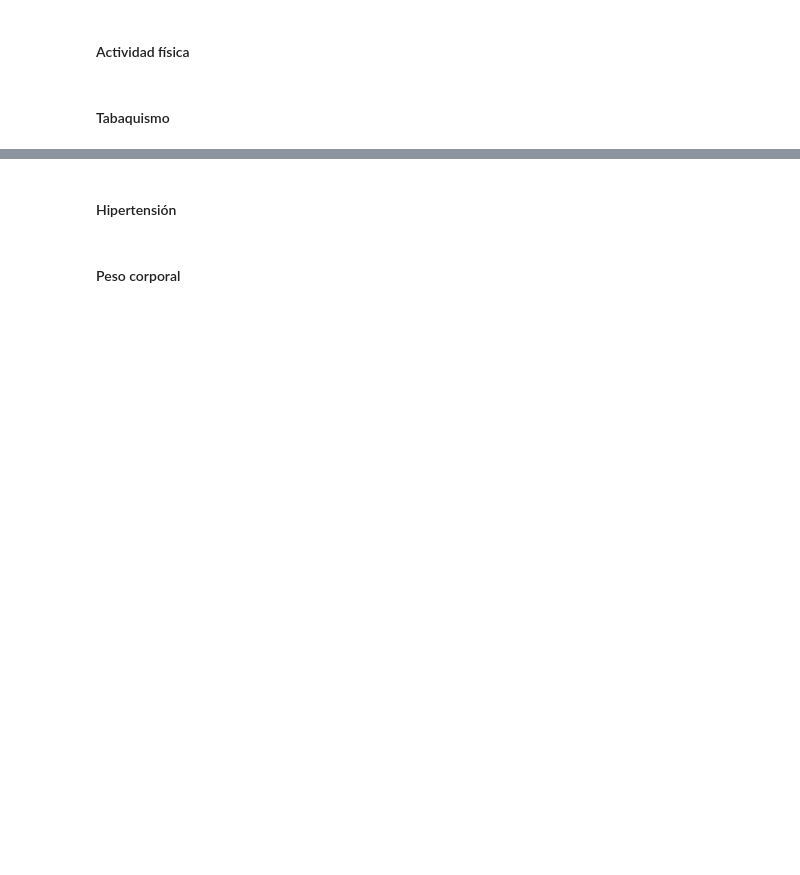
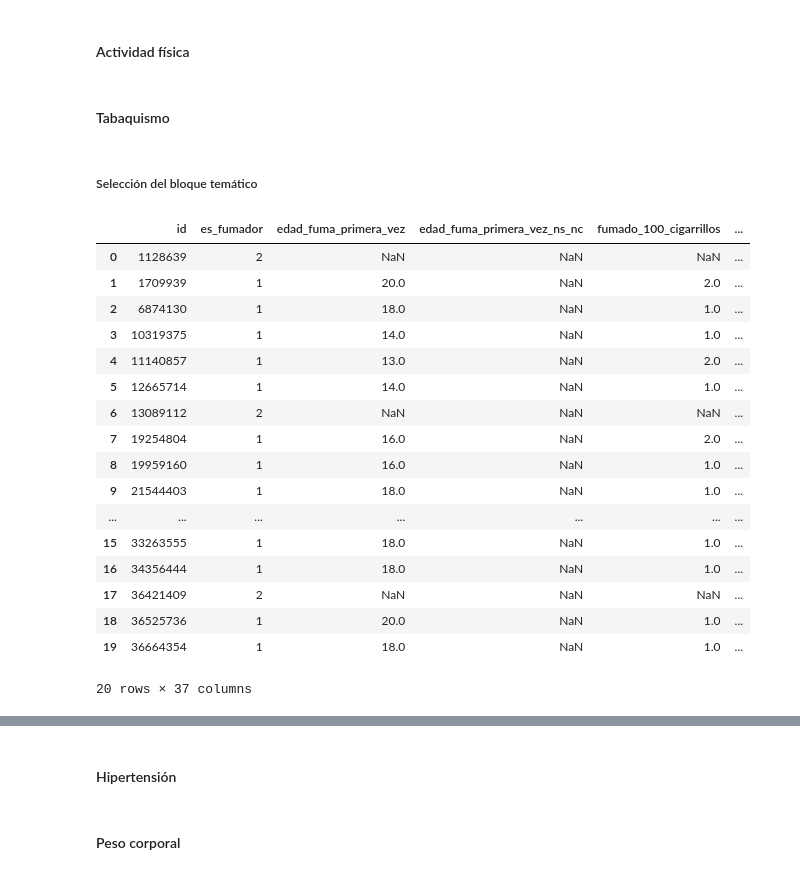
Before and after one commit to Data-Science-YPF/factores_riesgo, a Jupyter notebook: analisisBD.ipynb, the cells around one changed output, grey strips where cells are left out. Cells and saved outputs as stored; diff of their text form; code cells hidden in the pictures; blank space fills up the shorter version.

```diff
--- a/analisisBD.ipynb
+++ b/analisisBD.ipynb
@@ -256,3 +257,34 @@ Del analisis de caracteristicas del encuestado podemos decir:
 #### Actividad física
 # %% [markdown]
 #### Tabaquismo
+# %% [markdown]
+##### Selección del bloque temático
+# %%
+# Detección de columnas correspondientes a Tabaquismo en el dataframe
+indice_inicial = friesgo_2018_raw.columns.get_loc('es_fumador')
+indice_final = friesgo_2018_raw.columns.get_loc('cant_tipos_tabaco')
+
+# Selección de la columna 0 - correspondiente a la columna id - y el rango de preguntas para Tabaquismo
+tabaquismo_raw = friesgo_2018_raw.iloc[:, [0] + list(range(indice_inicial, indice_final + 1))].copy()
+# %%
+# Visualización de las primeras 20 filas
+tabaquismo_raw.head(20)
+# %% [output]
+|  | id | es_fumador | edad_fuma_primera_vez | edad_fuma_primera_vez_ns_nc | fumado_100_cigarrillos | ... |
+| 0 | 1128639 | 2 | NaN | NaN | NaN | ... |
+| 1 | 1709939 | 1 | 20.0 | NaN | 2.0 | ... |
+| 2 | 6874130 | 1 | 18.0 | NaN | 1.0 | ... |
+| 3 | 10319375 | 1 | 14.0 | NaN | 1.0 | ... |
+| 4 | 11140857 | 1 | 13.0 | NaN | 2.0 | ... |
+| 5 | 12665714 | 1 | 14.0 | NaN | 1.0 | ... |
+| 6 | 13089112 | 2 | NaN | NaN | NaN | ... |
+| 7 | 19254804 | 1 | 16.0 | NaN | 2.0 | ... |
+| 8 | 19959160 | 1 | 16.0 | NaN | 1.0 | ... |
+| 9 | 21544403 | 1 | 18.0 | NaN | 1.0 | ... |
+| ... | ... | ... | ... | ... | ... | ... |
+| 15 | 33263555 | 1 | 18.0 | NaN | 1.0 | ... |
+| 16 | 34356444 | 1 | 18.0 | NaN | 1.0 | ... |
+| 17 | 36421409 | 2 | NaN | NaN | NaN | ... |
+| 18 | 36525736 | 1 | 20.0 | NaN | 1.0 | ... |
+| 19 | 36664354 | 1 | 18.0 | NaN | 1.0 | ... |
+20 rows × 37 columns
```
Also changed, not shown: parts of 45 cells of this notebook, 3 other files.
